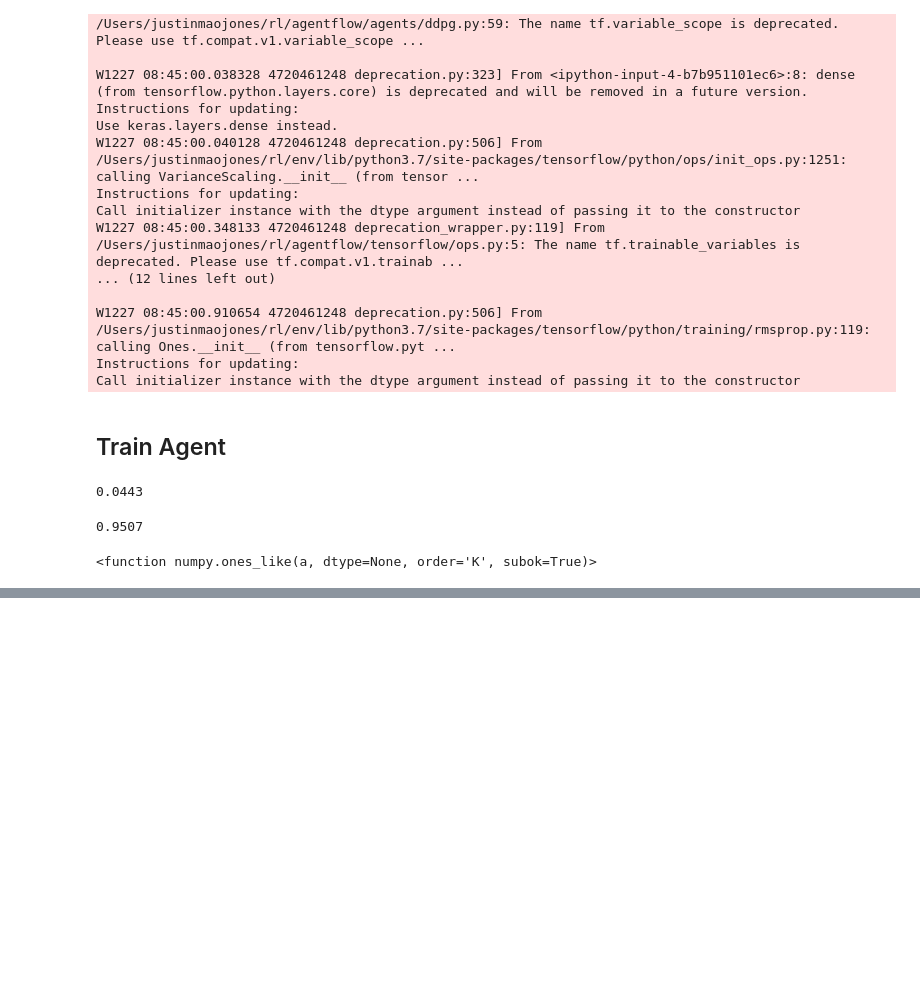
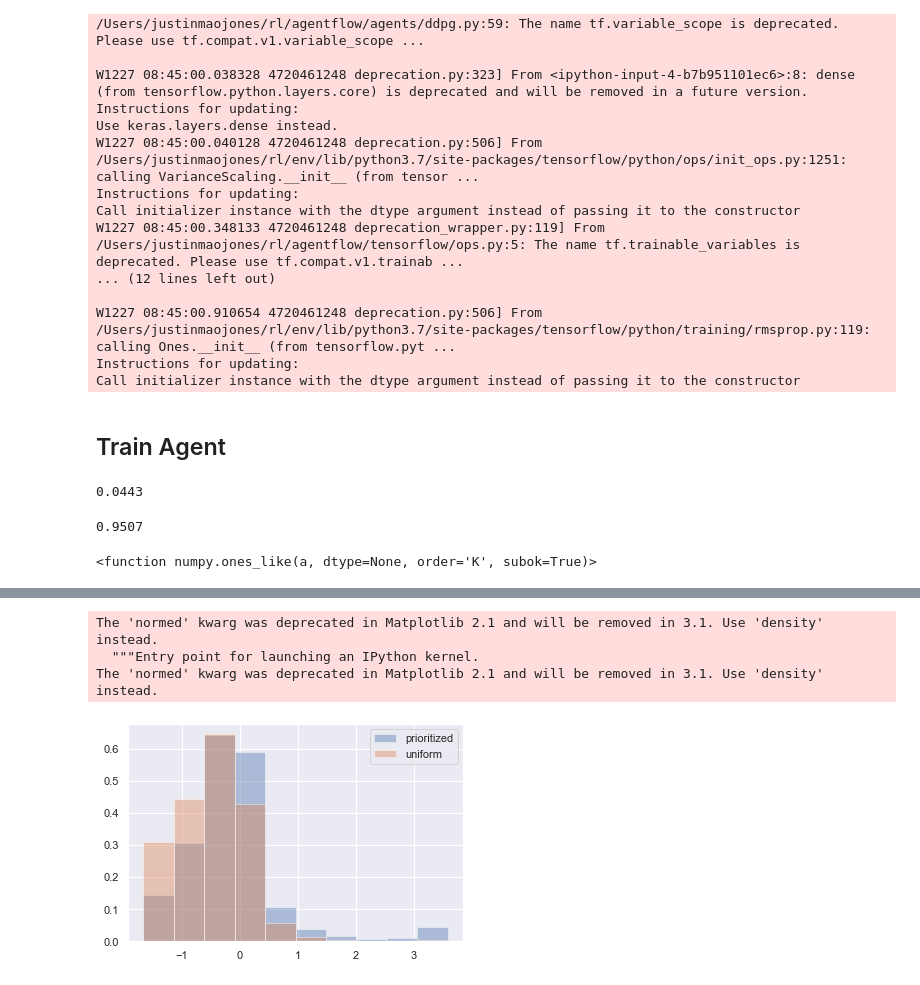
Before and after one commit to justinmaojones/agentflow, a Jupyter notebook: notebooks/tutorial_agent_cartpole_prioritized.ipynb, the cells around one changed output, grey strips where cells are left out. Saved outputs shown, nothing was run; the diff lists cells and outputs as text; code cells hidden in the pictures; blank space fills up the shorter version.

Commit message:
updates to prioritized notebook:

```diff
--- a/notebooks/tutorial_agent_cartpole_prioritized.ipynb
+++ b/notebooks/tutorial_agent_cartpole_prioritized.ipynb
@@ -233,2 +240,13 @@ pr.shape
+# %%
+s = pr.sample(10000)
+# %%
+_ = plt.hist(np.log2(pr.ravel()[s]),normed=True,alpha=0.4,label='prioritized')
+_ = plt.hist(np.log2(pr.ravel()),normed=True,alpha=0.4,label='uniform')
+_ = plt.legend()
+# %% [output]
+The 'normed' kwarg was deprecated in Matplotlib 2.1 and will be removed in 3.1. Use 'density' instead.
+  """Entry point for launching an IPython kernel.
+The 'normed' kwarg was deprecated in Matplotlib 2.1 and will be removed in 3.1. Use 'density' instead.
+[figure, added]
 # %%
 plt.plot(pr[0])
```
Also changed, not shown: parts of 14 cells of this notebook.
